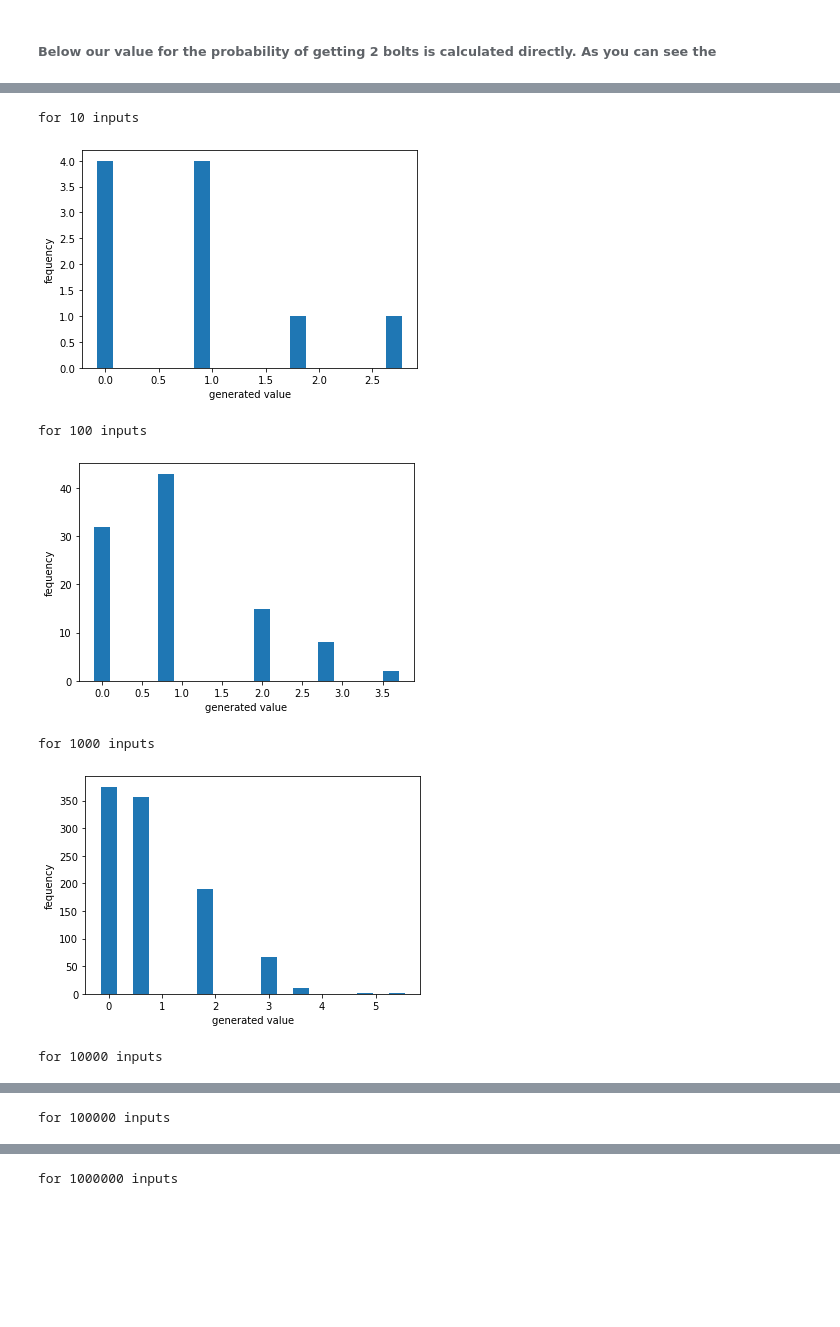
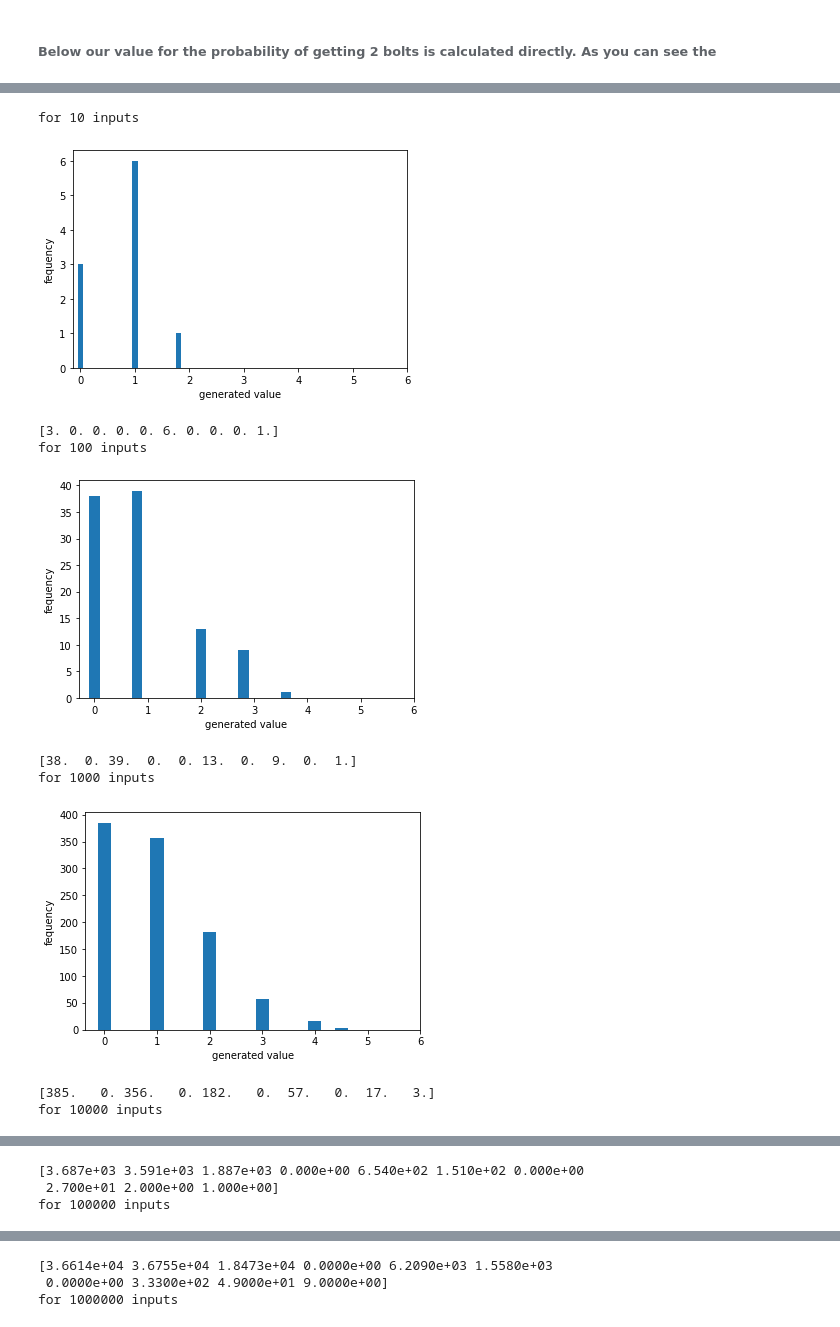
Before and after one commit to Jonathangmit/numpy-random-assignment, a Jupyter notebook: numpy-assignment.ipynb, the cells around one changed output, grey strips where cells are left out. Cells and saved outputs as stored; diff of their text form; code cells hidden in the pictures; blank space fills up the shorter version.

```diff
--- a/numpy-assignment.ipynb
+++ b/numpy-assignment.ipynb
@@ -206,7 +205,7 @@ import numpy as np
 import matplotlib.pyplot as plt
 x=10
 while x <= 1000000:
-    n = np.random.standard_normal(size=x)
+    n = rng.standard_normal(size=x)
     plt.hist(n,bins=100)
     plt.xlabel('generated value')
     plt.ylabel('fequency')
@@ -233,7 +232,7 @@ import numpy as np
 import matplotlib.pyplot as plt
 x=10
 while x <= 1000000:
-    n = np.random.normal(150, 17.62,size=x)
+    n = rng.normal(150, 17.62,size=x)
     plt.hist(n,bins=100)
     plt.xlabel('generated value')
     plt.ylabel('fequency')
@@ -266,9 +265,9 @@ import numpy as np
 import matplotlib.pyplot as plt
 x=10
 while x <= 1000000:
-    n = np.random.binomial(500,0.002,x)
-    plt.hist(n,bins=10,align ='left', rwidth =0.5)
-    Axes.axis
+    n = rng.binomial(500,0.002,x)
+    plt.hist(n,align ='left', rwidth =0.5)
+    plt.xticks(range(7))
     plt.xlabel('generated value')
     plt.ylabel('frequency')
     print("for", str(x), "inputs")
@@ -286,20 +295,25 @@ sum(rng.binomial(500, 0.002, 1000000) == 2)/1000000.
 # %%
 import numpy as np
 import matplotlib.pyplot as plt
 x=10
 while x <= 1000000:
-    n = np.random.poisson(1,x)
-    plt.hist(n,bins=10,align ='left', rwidth =0.5)
+    n = rng.poisson(1,x)
+    (n, alignment , width ) = plt.hist(n,align ='left', rwidth =0.5)
+    plt. xticks(range(7))
     plt.xlabel('generated value')
     plt.ylabel('fequency')
     print("for", str(x), "inputs")
     plt.show()
+    print(n)
     x=x*10
 # %% [output]
 for 10 inputs
-[figure, old version]
+[figure, new version]
+[3. 0. 0. 0. 0. 6. 0. 0. 0. 1.]
 for 100 inputs
-[figure, old version]
+[figure, new version]
+[38.  0. 39.  0.  0. 13.  0.  9.  0.  1.]
 for 1000 inputs
-[figure, old version]
+[figure, new version]
+[385.   0. 356.   0. 182.   0.  57.   0.  17.   3.]
 for 10000 inputs
@@ -307 +321,3 @@ for 10000 inputs
+[3.687e+03 3.591e+03 1.887e+03 0.000e+00 6.540e+02 1.510e+02 0.000e+00
+ 2.700e+01 2.000e+00 1.000e+00]
 for 100000 inputs
@@ -309 +325,3 @@ for 100000 inputs
+[3.6614e+04 3.6755e+04 1.8473e+04 0.0000e+00 6.2090e+03 1.5580e+03
+ 0.0000e+00 3.3300e+02 4.9000e+01 9.0000e+00]
 for 1000000 inputs
```
Also changed, not shown: parts of 16 cells of this notebook.
